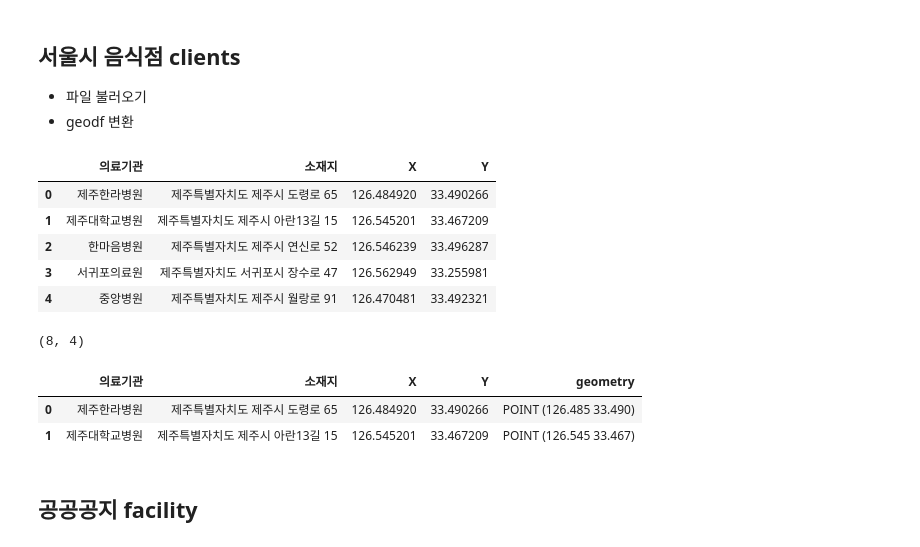
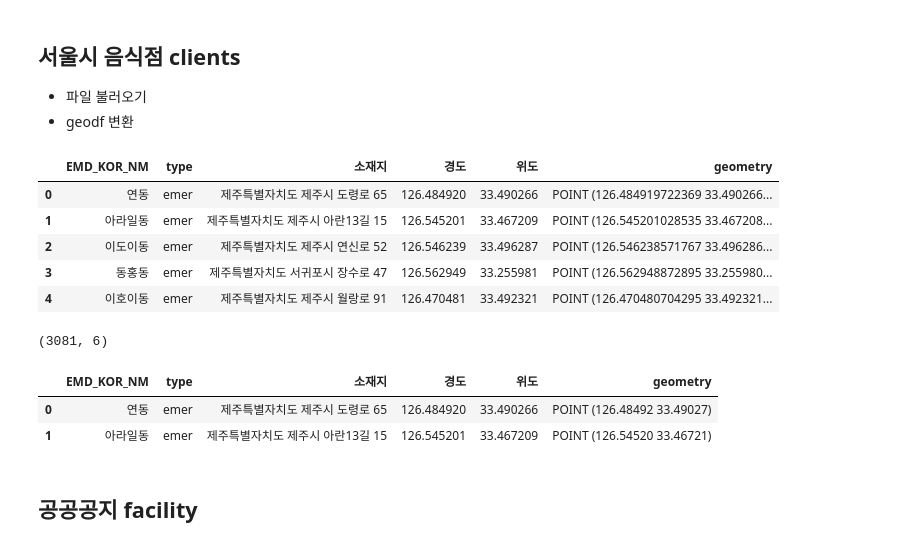
Before and after one commit to ChoiInYeol/KHUDA-Seoul-BigDataCampus, a Jupyter notebook: 4.서울시MLCP예시.ipynb, the cells around one changed output. Cells and saved outputs as stored; diff of their text form; code cells hidden in the pictures.

```diff
--- a/4.서울시MLCP예시.ipynb
+++ b/4.서울시MLCP예시.ipynb
@@ -1424,26 +1446,26 @@ file.plot()
 - 파일 불러오기
 - geodf 변환
 # %%
-pharmacy = pd.read_csv('dataset\processedData\emergency.csv', encoding='UTF-8')
-display(pharmacy.head())
-pharmacy.shape
+clients = pd.read_csv('dataset/processedData/UMD_clients.csv', encoding='UTF-8', index_col=0)
+display(clients.head())
+clients.shape
 # %% [output]
-|  | 의료기관 | 소재지 | X | Y |
-| 0 | 제주한라병원 | 제주특별자치도 제주시 도령로 65 | 126.484920 | 33.490266 |
-| 1 | 제주대학교병원 | 제주특별자치도 제주시 아란13길 15 | 126.545201 | 33.467209 |
-| 2 | 한마음병원 | 제주특별자치도 제주시 연신로 52 | 126.546239 | 33.496287 |
-| 3 | 서귀포의료원 | 제주특별자치도 서귀포시 장수로 47 | 126.562949 | 33.255981 |
-| 4 | 중앙병원 | 제주특별자치도 제주시 월랑로 91 | 126.470481 | 33.492321 |
+|  | EMD_KOR_NM | type | 소재지 | 경도 | 위도 | geometry |
+| 0 | 연동 | emer | 제주특별자치도 제주시 도령로 65 | 126.484920 | 33.490266 | POINT (126.484919722369 33.490266... |
+| 1 | 아라일동 | emer | 제주특별자치도 제주시 아란13길 15 | 126.545201 | 33.467209 | POINT (126.545201028535 33.467208... |
+| 2 | 이도이동 | emer | 제주특별자치도 제주시 연신로 52 | 126.546239 | 33.496287 | POINT (126.546238571767 33.496286... |
+| 3 | 동홍동 | emer | 제주특별자치도 서귀포시 장수로 47 | 126.562949 | 33.255981 | POINT (126.562948872895 33.255980... |
+| 4 | 이호이동 | emer | 제주특별자치도 제주시 월랑로 91 | 126.470481 | 33.492321 | POINT (126.470480704295 33.492321... |
-(8, 4)
+(3081, 6)
 # %%
 #가져온 데이터가 기존에 5179좌표계여서 set_crs만 진행
-pharmacy = geopandas.GeoDataFrame(pharmacy, geometry=geopandas.points_from_xy(pharmacy['X'], pharmacy['Y']))
-pharmacy.set_crs(epsg = 5179, inplace = True)
-pharmacy.head(2)
+clients = geopandas.GeoDataFrame(clients, geometry=geopandas.points_from_xy(clients['경도'], clients['위도']))
+clients.set_crs(epsg = 4326, inplace = True)
+clients.head(2)
 # %% [output]
-|  | 의료기관 | 소재지 | X | Y | geometry |
-| 0 | 제주한라병원 | 제주특별자치도 제주시 도령로 65 | 126.484920 | 33.490266 | POINT (126.485 33.490) |
-| 1 | 제주대학교병원 | 제주특별자치도 제주시 아란13길 15 | 126.545201 | 33.467209 | POINT (126.545 33.467) |
+|  | EMD_KOR_NM | type | 소재지 | 경도 | 위도 | geometry |
+| 0 | 연동 | emer | 제주특별자치도 제주시 도령로 65 | 126.484920 | 33.490266 | POINT (126.48492 33.49027) |
+| 1 | 아라일동 | emer | 제주특별자치도 제주시 아란13길 15 | 126.545201 | 33.467209 | POINT (126.54520 33.46721) |
 # %% [markdown]
 ## 공공공지 facility
 # %%
```
Also changed, not shown: parts of 24 cells of this notebook, 1 other file.
